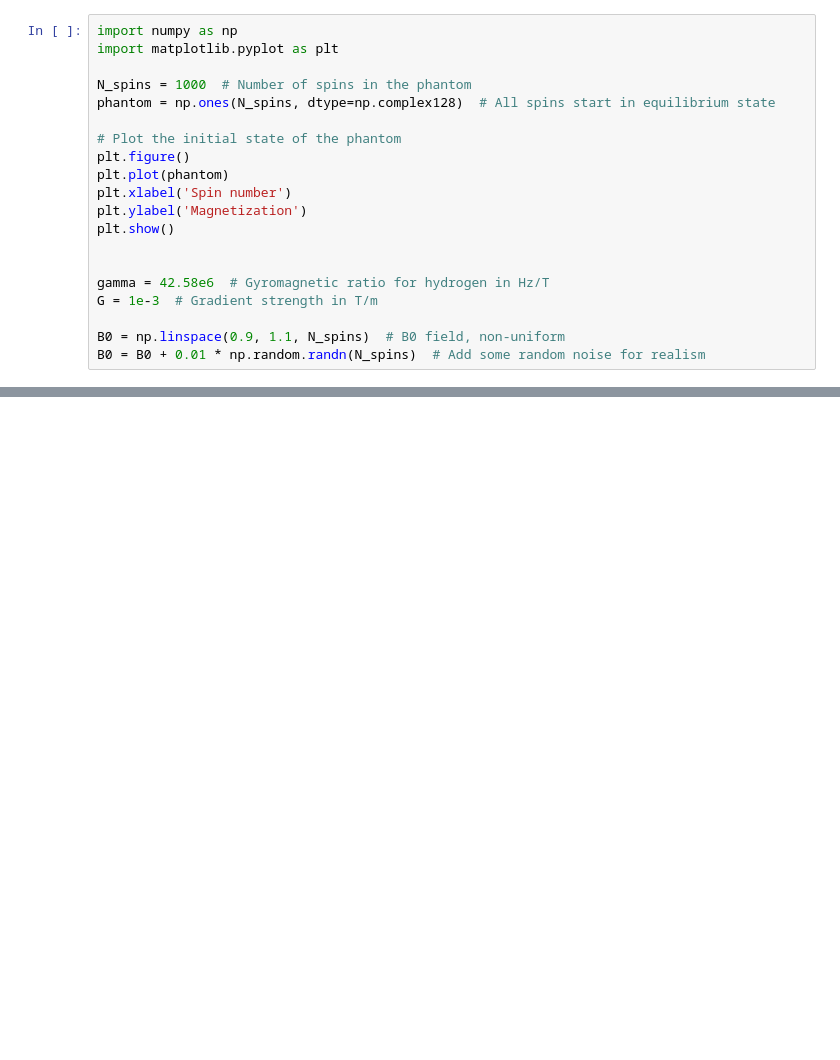
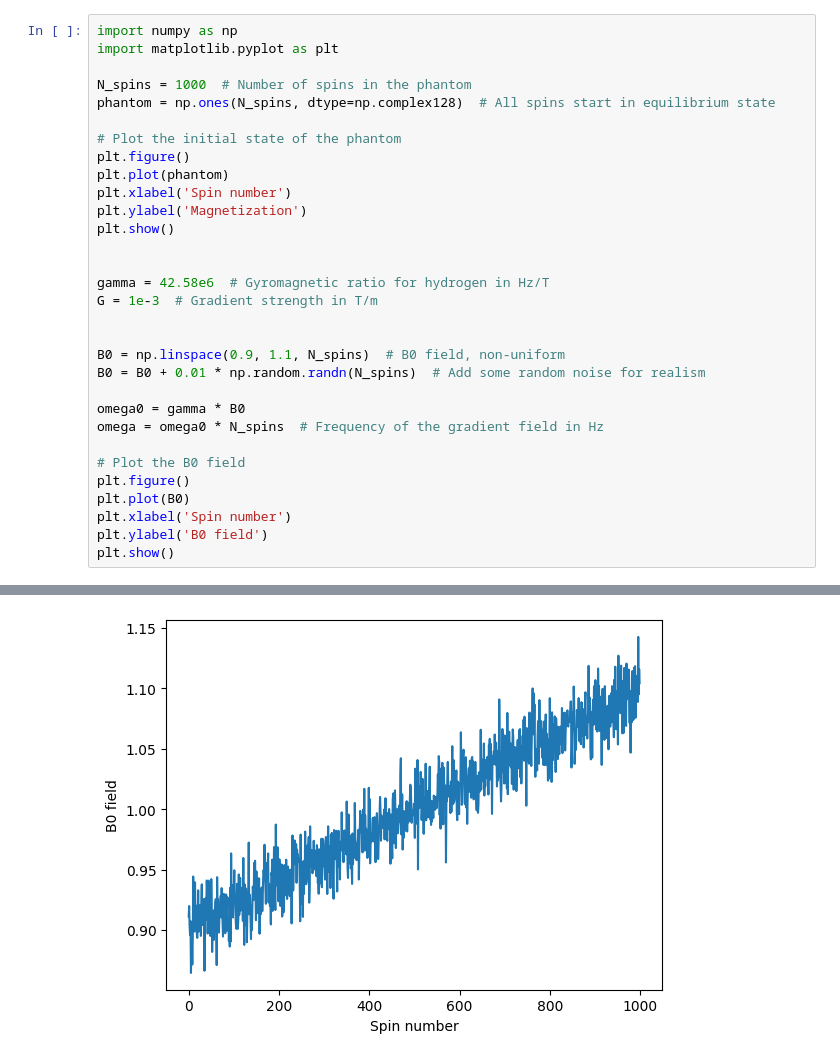
Before and after one commit to MaxStrey/Martinos_MR, a Jupyter notebook: Martinos_project/phantom_generation/phantom_3.ipynb, the cells around one changed output, grey strips where cells are left out. Saved outputs shown, nothing was run; the diff lists cells and outputs as text; blank space fills up the shorter version.

```diff
--- a/Martinos_project/phantom_generation/phantom_3.ipynb
+++ b/Martinos_project/phantom_generation/phantom_3.ipynb
@@ -1,25 +1,37 @@
 # %%
 import numpy as np
 import matplotlib.pyplot as plt
 
 N_spins = 1000  # Number of spins in the phantom
 phantom = np.ones(N_spins, dtype=np.complex128)  # All spins start in equilibrium state
 
 # Plot the initial state of the phantom
 plt.figure()
 plt.plot(phantom)
 plt.xlabel('Spin number')
 plt.ylabel('Magnetization')
 plt.show()
 
 
 gamma = 42.58e6  # Gyromagnetic ratio for hydrogen in Hz/T
 G = 1e-3  # Gradient strength in T/m
 
+
 B0 = np.linspace(0.9, 1.1, N_spins)  # B0 field, non-uniform
 B0 = B0 + 0.01 * np.random.randn(N_spins)  # Add some random noise for realism
+
+omega0 = gamma * B0
+omega = omega0 * N_spins  # Frequency of the gradient field in Hz
+
+# Plot the B0 field
+plt.figure()
+plt.plot(B0)
+plt.xlabel('Spin number')
+plt.ylabel('B0 field')
+plt.show()
 # %% [output]
 [figure]
+[figure, added]
 # %%
 angle = np.pi / 2  # 90 degree flip
 phantom *= np.exp(1j * angle)  # Rotate each spin by 90 degrees
```
Also changed, not shown: parts of 4 cells of this notebook, 5 other files.
